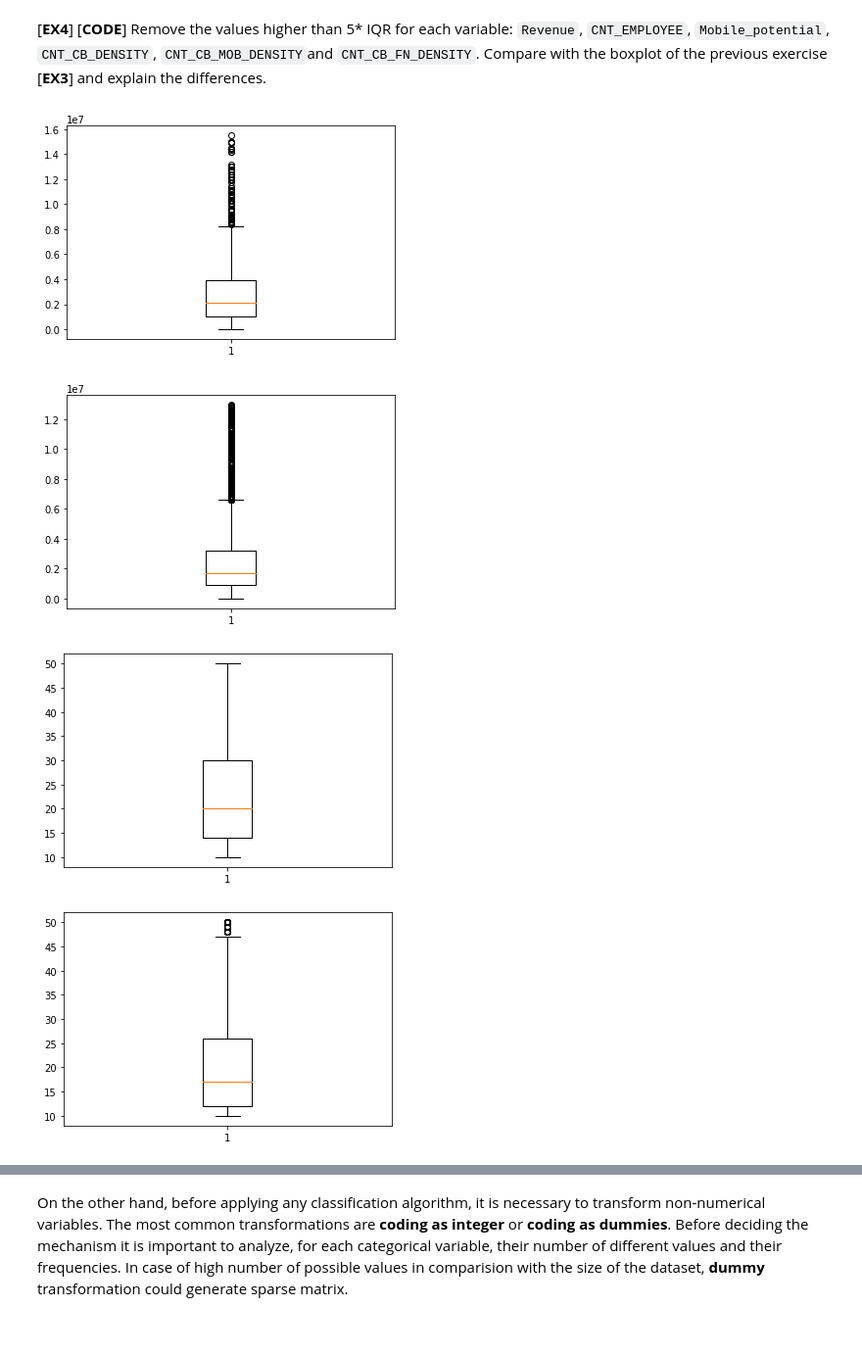
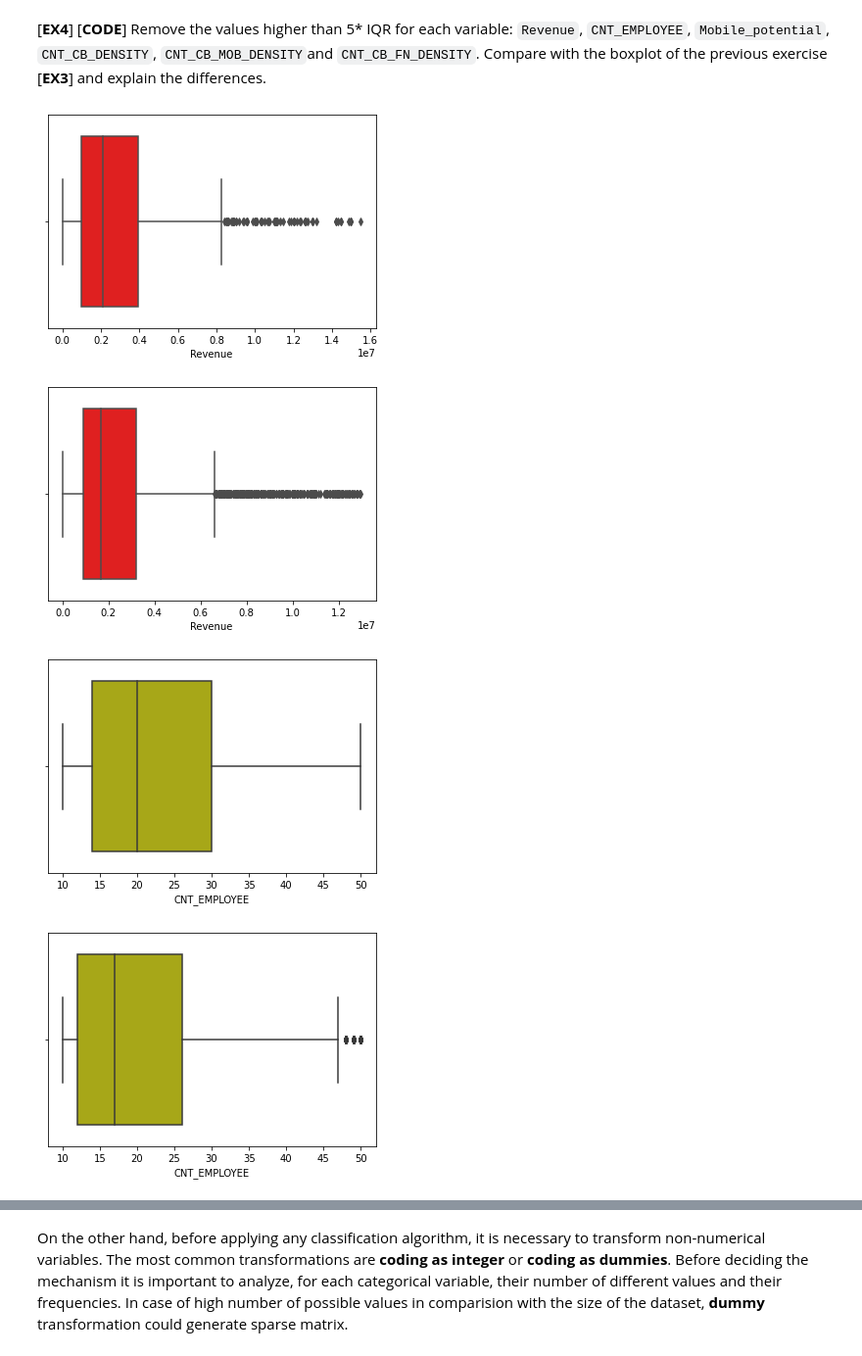
Before and after one commit to Xavaki/ML_project2, a Jupyter notebook: P02_Classification_student.ipynb, the cells around one changed output, grey strips where cells are left out. Shown at 98% size. Drawn from its saved outputs; the diff is of its cells as text; code cells hidden in the pictures.

```diff
--- a/P02_Classification_student.ipynb
+++ b/P02_Classification_student.ipynb
@@ -183,0 +211,4 @@ noncustomer_stats = noncustomer_dt.describe()
+# %%
+# get statistics for customers
+customer_statistcs = customer_dt.describe()
+customer_statistcs
@@ -183,0 +225,4 @@ noncustomer_stats = noncustomer_dt.describe()
+# %%
+# get statistcs for non customers
+noncustomer_statistcs = noncustomer_dt.describe()
+noncustomer_statistcs
@@ -186,27 +241,40 @@ As we observe from the boxplots, some of them present outliers. There are severa
 # %% [markdown]
 [**EX4**] [**CODE**] Remove the values higher than 5* IQR for each variable: `Revenue`, `CNT_EMPLOYEE`, `Mobile_potential`, `CNT_CB_DENSITY`, `CNT_CB_MOB_DENSITY`and `CNT_CB_FN_DENSITY`. Compare with the boxplot of the previous exercise [**EX3**] and explain the differences.
 # %%
+# feature list
 f = ['Revenue', 'CNT_EMPLOYEE','Mobile_potential', 'CNT_CB_DENSITY', 'CNT_CB_MOB_DENSITY', 'CNT_CB_FN_DENSITY']
+# color list
+c = ['r', 'y','g', 'b', 'skyblue', 'aqua']
 
 #looping through features, computing iqr of each dataframes and using it to clean data
-for feature in f:
-    q1 = customer_stats[feature][4]
-    q3 = customer_stats[feature][6]
+for i in range(0, len(f)):
+    feature = f[i]
+    col = c[i]
+
+    # Customers
+    q1 = customer_statistcs[feature][4]
+    q3 = customer_statistcs[feature][6]
     iqr = q3 - q1
     customer_dt = customer_dt[customer_dt[feature] <= 5*iqr]
     #boxplot
-    plt.boxplot(customer_dt[feature])
+    sns.boxplot(customer_dt[feature], color=col)
     plt.show()
 
-    q1 = noncustomer_stats[feature][4]
-    q3 = noncustomer_stats[feature][6]
+    # Non-Customers
+    q1 = noncustomer_statistcs[feature][4]
+    q3 = noncustomer_statistcs[feature][6]
     iqr = q3 - q1
     noncustomer_dt = noncustomer_dt[noncustomer_dt[feature] <= 5*iqr]
     #boxplot
-    plt.boxplot(noncustomer_dt[feature])
+    sns.boxplot(noncustomer_dt[feature], color=col)
     plt.show()
+
+
+# get information of dataset (size, type of variables, nulls,...)
+customer_dt.info()
+noncustomer_dt.info()
 # %% [output]
-[figure, old version]
+[figure, new version]
-[figure, old version]
+[figure, new version]
-[figure, old version]
+[figure, new version]
-[figure, old version]
+[figure, new version]
```
Also changed, not shown: parts of 35 cells of this notebook.
